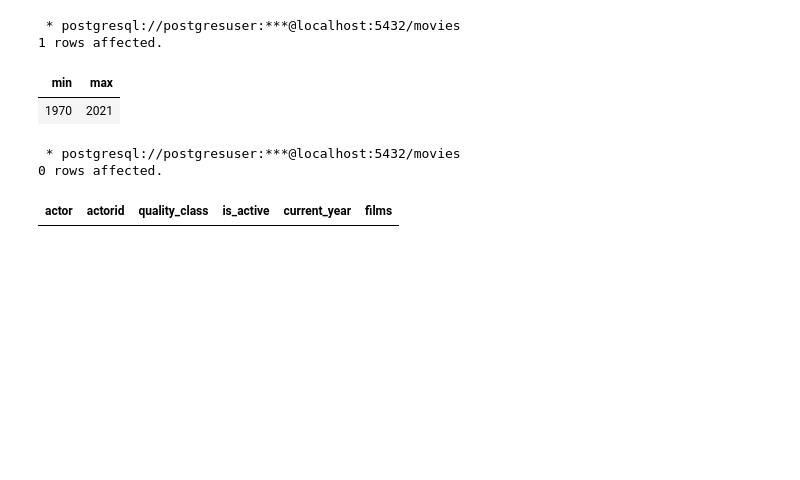
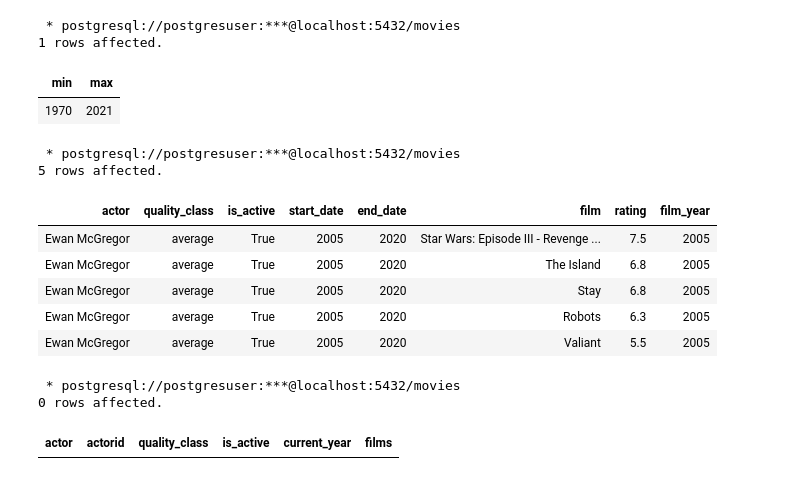
Before and after one commit to rj-pal/advanced-sql-techniques, a Jupyter notebook: movies/magic_sql.ipynb, the cells around one changed output. Saved outputs shown, nothing was run; the diff lists cells and outputs as text; code cells hidden in the pictures; blank space fills up the shorter version.

```diff
--- a/movies/magic_sql.ipynb
+++ b/movies/magic_sql.ipynb
@@ -165,6 +169,51 @@ SELECT MIN(year), MAX(year) FROM actor_films;
 1 rows affected.
 | min | max |
 | 1970 | 2021 |
+# %%
+%%sql
+WITH ActorFilmsByStatus AS (
+    SELECT
+        a.actor,
+        ascd.quality_class,
+        ascd.is_active,
+        ascd.start_date,
+        ascd.end_date,
+        film_details.film,
+        film_details.rating,
+        film_details.year AS film_year
+    FROM
+        actors AS a
+    JOIN
+        actors_scd AS ascd
+    ON
+        a.actorid = ascd.actorid
+    LEFT JOIN LATERAL (
+        SELECT
+            film_details.film,
+            film_details.rating,
+            film_details.year
+        FROM
+            UNNEST(a.films) AS film_details
+        WHERE
+            film_details.year = a.current_year
+            -- Optionally, if you only want films *within* the status period:
+
+    ) film_details ON TRUE
+    WHERE
+        a.actor = 'Ewan McGregor'
+        AND a.current_year = 2005 -- Assuming current_year represents the most relevant actor record year
+        AND 2005 BETWEEN ascd.start_date AND ascd.end_date
+)
+SELECT * FROM ActorFilmsByStatus;
+# %% [output]
+ * postgresql://postgresuser:***@localhost:5432/movies
+5 rows affected.
+| actor | quality_class | is_active | start_date | end_date | film | rating | film_year |
+| Ewan McGregor | average | True | 2005 | 2020 | Star Wars: Episode III - Revenge ... | 7.5 | 2005 |
+| Ewan McGregor | average | True | 2005 | 2020 | The Island | 6.8 | 2005 |
+| Ewan McGregor | average | True | 2005 | 2020 | Stay | 6.8 | 2005 |
+| Ewan McGregor | average | True | 2005 | 2020 | Robots | 6.3 | 2005 |
+| Ewan McGregor | average | True | 2005 | 2020 | Valiant | 5.5 | 2005 |
 # %%
 %%sql
 WITH previous_year AS (
```
Also changed, not shown: parts of 5 cells of this notebook, 2 other files.
